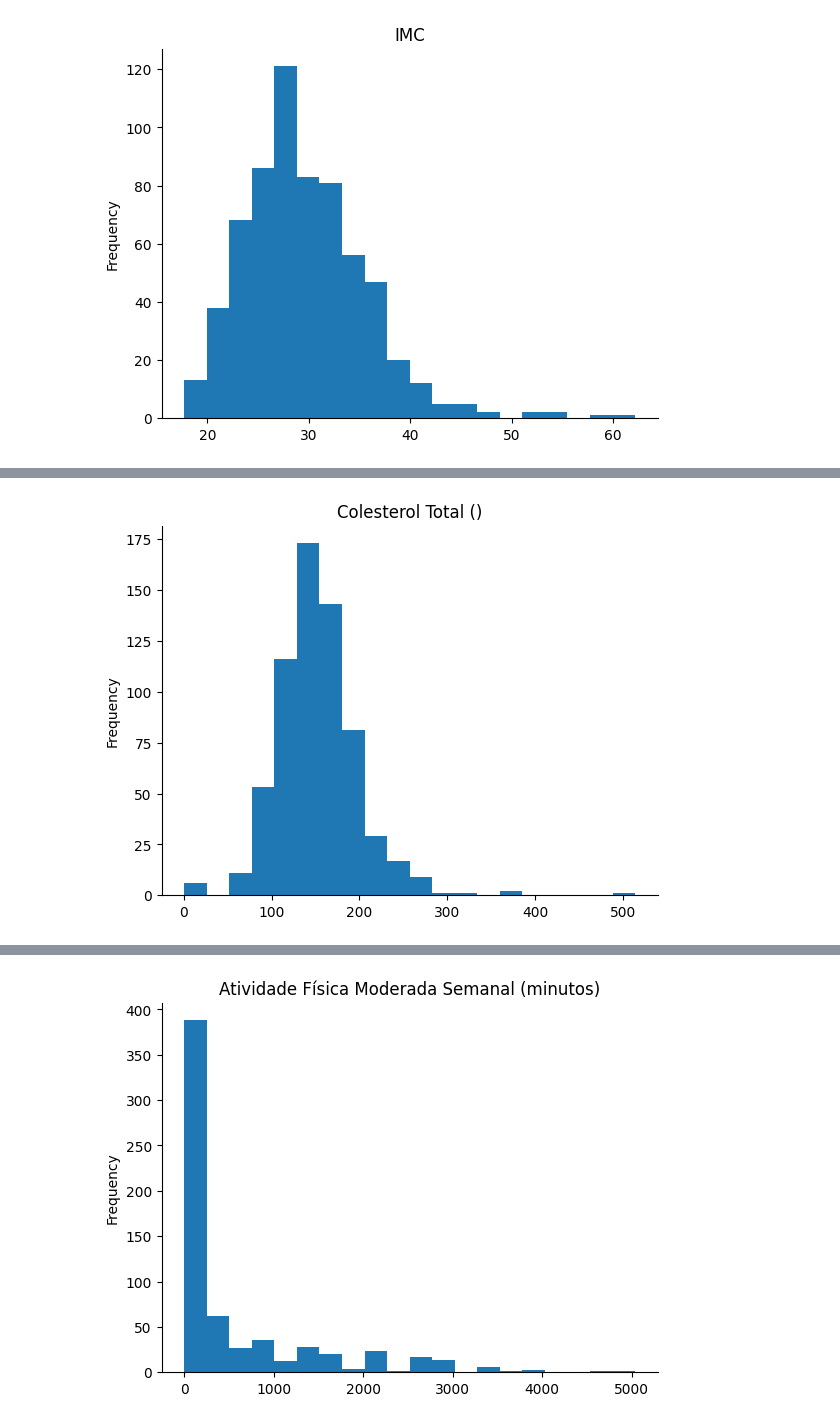
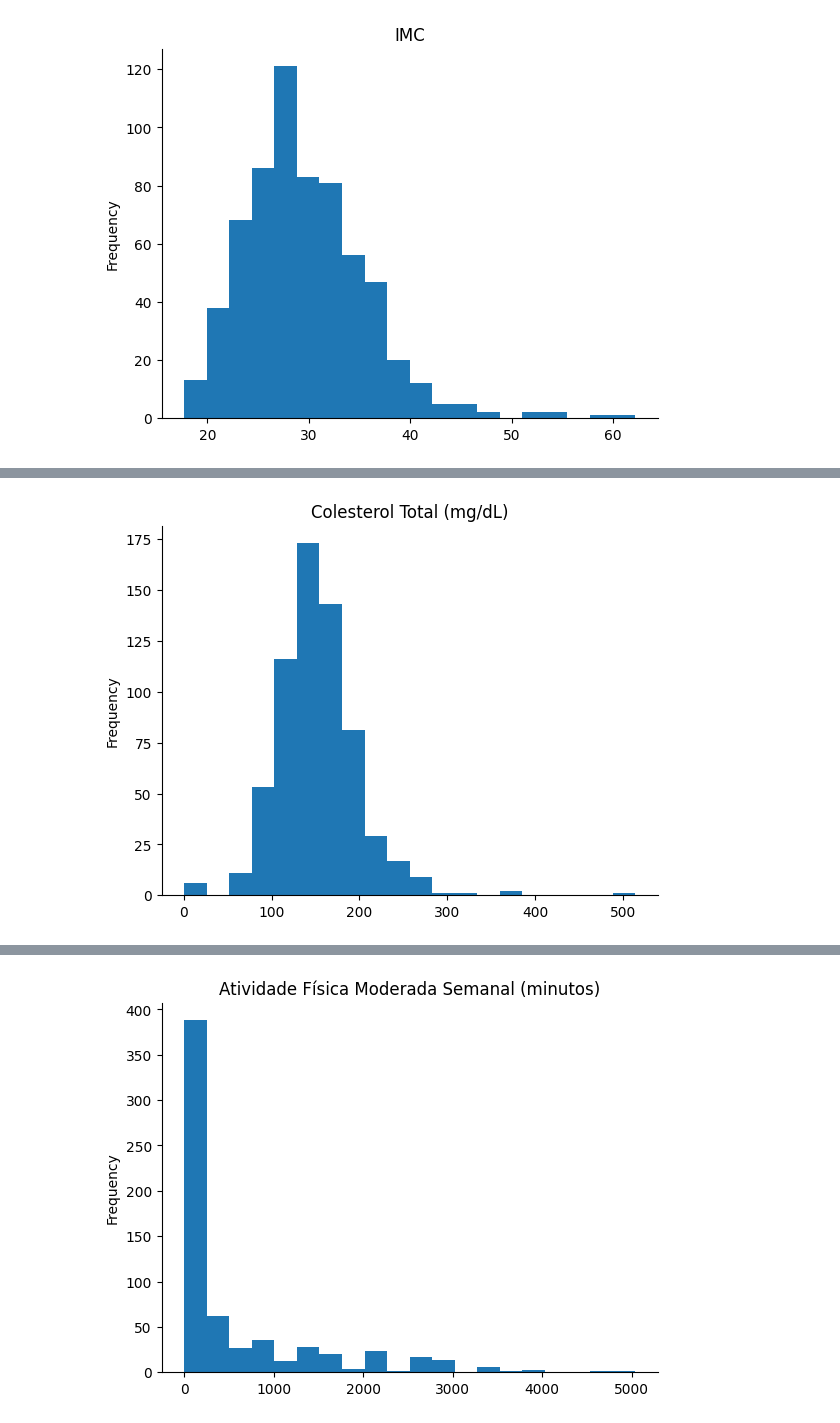
Before and after one commit to dbenev-com-br/mvp_analise_exploratoria_2024-09, a Jupyter notebook: MVP_DanielBenevides_AnaliseExploratoria.ipynb, the cells around one changed output, grey strips where cells are left out. Saved outputs shown, nothing was run; the diff lists cells and outputs as text; code cells hidden in the pictures.

```diff
--- a/MVP_DanielBenevides_AnaliseExploratoria.ipynb
+++ b/MVP_DanielBenevides_AnaliseExploratoria.ipynb
@@ -1334,9 +1335,9 @@ plt.gca().spines[['top', 'right',]].set_visible(False)
 # %%
-# @title ## **3.8 Distribuição do Colesterol Total**
+# @title ## **3.9 Distribuição do Colesterol Total**
 
 from matplotlib import pyplot as plt
-dsMerge['colesterol_total'].plot(kind='hist', bins=20, title='Colesterol Total ()')
+dsMerge['colesterol_total'].plot(kind='hist', bins=20, title='Colesterol Total (mg/dL)')
 plt.gca().spines[['top', 'right',]].set_visible(False)
 # %% [output]
-[figure, old version]
+[figure, new version]
 # %%
```
Also changed, not shown: parts of 13 cells of this notebook.
